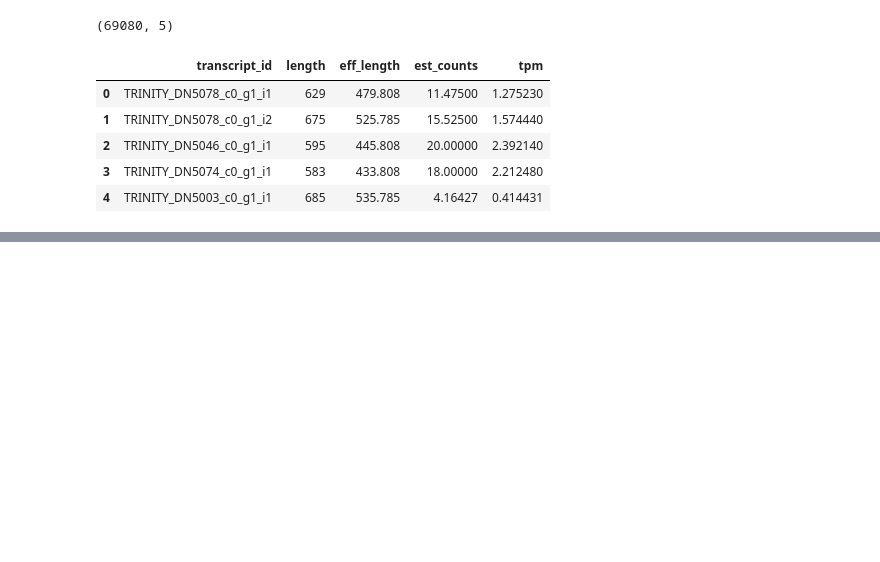
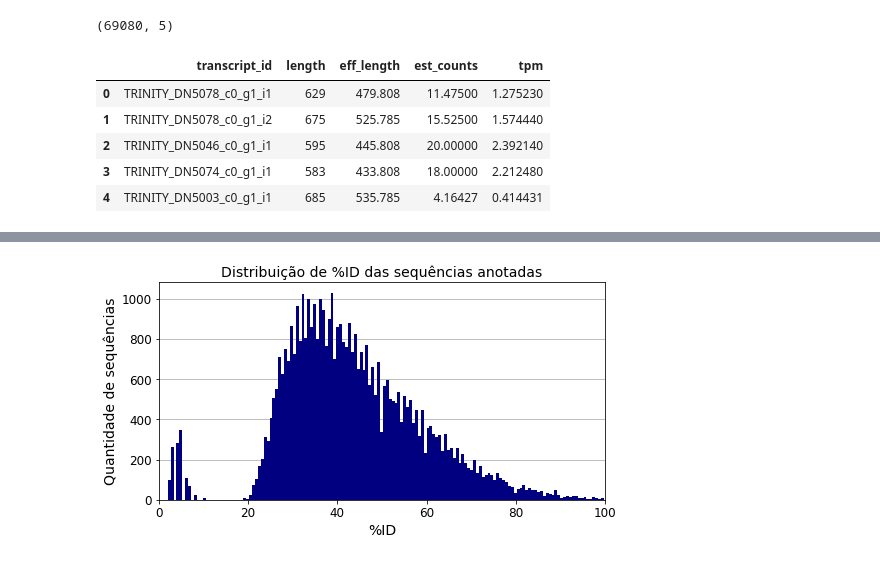
Before and after one commit to juliaradula/rhizomucor_miehei_transcriptome, a Jupyter notebook: transcriptome_dataframe_modifications.ipynb, the cells around one changed output, grey strips where cells are left out. Drawn from its saved outputs; the diff is of its cells as text; code cells hidden in the pictures; blank space fills up the shorter version.

```diff
--- a/transcriptome_dataframe_modifications.ipynb
+++ b/transcriptome_dataframe_modifications.ipynb
@@ -474,0 +393,5 @@ trinotate_edit3
+# %%
+identidade = codigos_uniprot[3]
+identidade = identidade.replace(".%ID","", regex = True)
+identidade = identidade.astype("float64")
+identidade.head()
@@ -474,0 +405,3 @@ trinotate_edit3
+# %%
+identidade = pd.DataFrame(identidade)
+identidade
@@ -474,0 +422,3 @@ trinotate_edit3
+# %%
+identidade["transcript_id"] = trinotate_edit["transcript_id"]
+identidade.head()
@@ -474,0 +432,3 @@ trinotate_edit3
+# %%
+trinotate_edit6 = pd.merge(trinotate_edit5, identidade, on="transcript_id")
+trinotate_edit6.shape
@@ -523,0 +460,16 @@ dn_ec_tpm2.to_csv("/content/drive/MyDrive/transcritosRMA.csv", index = False)
+# %%
+fig, ax = plt.subplots(figsize=(8,4))
+ax.set_ylabel("Quantidade de sequências", fontdict={"fontsize":14})
+ax.set_xlabel("%ID", fontdict={"fontsize":14})
+plt.title("Distribuição de %ID das sequências anotadas", fontdict={"fontsize":14})
+plt.xticks(fontsize=12)
+plt.yticks(fontsize=12)
+plt.grid(axis='y')
+ax.set_axisbelow(True)
+ax.set_xlim(0,100)
+
+ax.hist(trinotate_edit6[3], bins=150, color="navy")
+
+plt.savefig("/content/drive/MyDrive/distribuicaoID.png", bbox_inches='tight')
+# %% [output]
+[figure, added]
```
Also changed, not shown: parts of 55 cells of this notebook.
